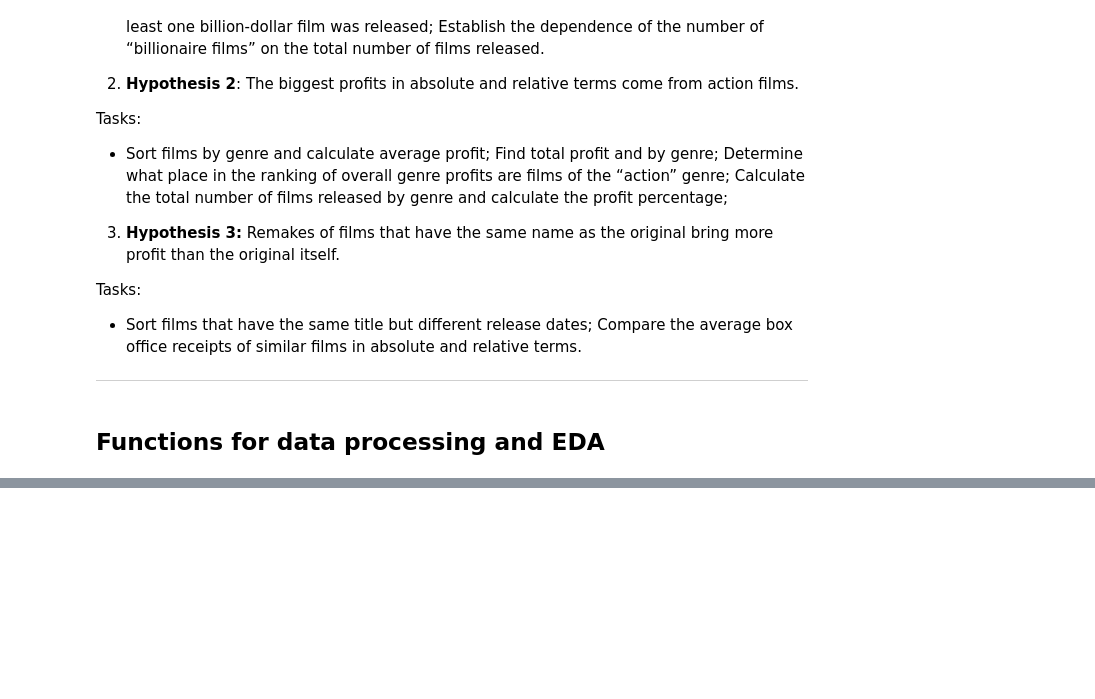
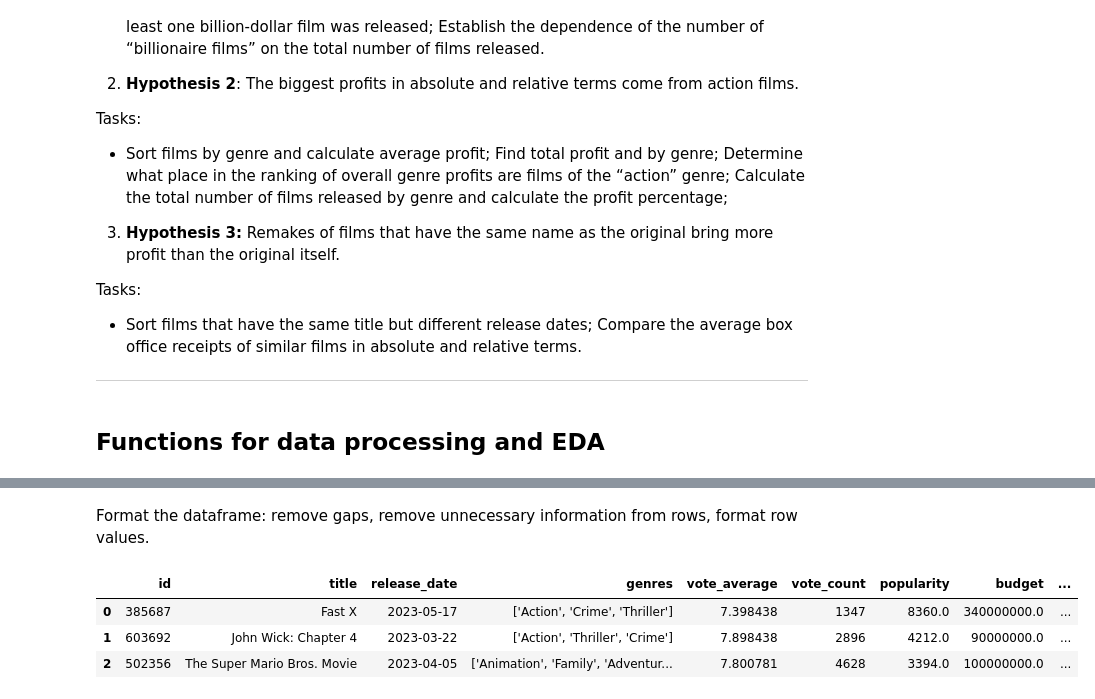
Before and after one commit to dkalenov/TMDB-Movie-Data-Analysis, a Jupyter notebook: TMDB_Movie_Data_Analysis.ipynb, the cells around one changed output, grey strips where cells are left out. Drawn from its saved outputs; the diff is of its cells as text; code cells hidden in the pictures; blank space fills up the shorter version.

```diff
--- a/TMDB_Movie_Data_Analysis.ipynb
+++ b/TMDB_Movie_Data_Analysis.ipynb
@@ -327,4 +336,0 @@ memory usage: 820.5+ KB
-# %%
-# Remove columns unnecessary for analysis
-
-df.drop(['unnamed:_0','overview','tagline', 'original_language'], axis=1, inplace=True)
@@ -330,0 +342,26 @@ df.drop(['unnamed:_0','overview','tagline', 'original_language'], axis=1, inplac
+# %% [markdown]
+Format the dataframe: remove gaps, remove unnecessary information from rows, format row values.
+# %%
+# Remove all NaN lines with
+
+df.dropna(inplace=True)
+# %%
+# Remove the time value from the release_date column, leaving only the release date
+
+#in the release_date column the values could not be converted directly into date format, so I had to use
+#argument errors='coerce' to pd.to_datetime(), which converts incorrect values to NaT (Not a Time) value
+df['release_date'] = pd.to_datetime(df['release_date'], errors='coerce')
+
+#extract only the date from the converted values
+df['release_date'] = df['release_date'].dt.date
+# %%
+# Convert the data in the 'vote_count' column to the int type
+
+df['vote_count'] = df['vote_count'].astype(int)
+# %%
+df.head(3)
+# %% [output]
+|  | id | title | release_date | genres | vote_average | vote_count | popularity | budget | ... |
+| 0 | 385687 | Fast X | 2023-05-17 | ['Action', 'Crime', 'Thriller'] | 7.398438 | 1347 | 8360.0 | 340000000.0 | ... |
+| 1 | 603692 | John Wick: Chapter 4 | 2023-03-22 | ['Action', 'Thriller', 'Crime'] | 7.898438 | 2896 | 4212.0 | 90000000.0 | ... |
+| 2 | 502356 | The Super Mario Bros. Movie | 2023-04-05 | ['Animation', 'Family', 'Adventur... | 7.800781 | 4628 | 3394.0 | 100000000.0 | ... |
```
Also changed, not shown: parts of 14 cells of this notebook.
